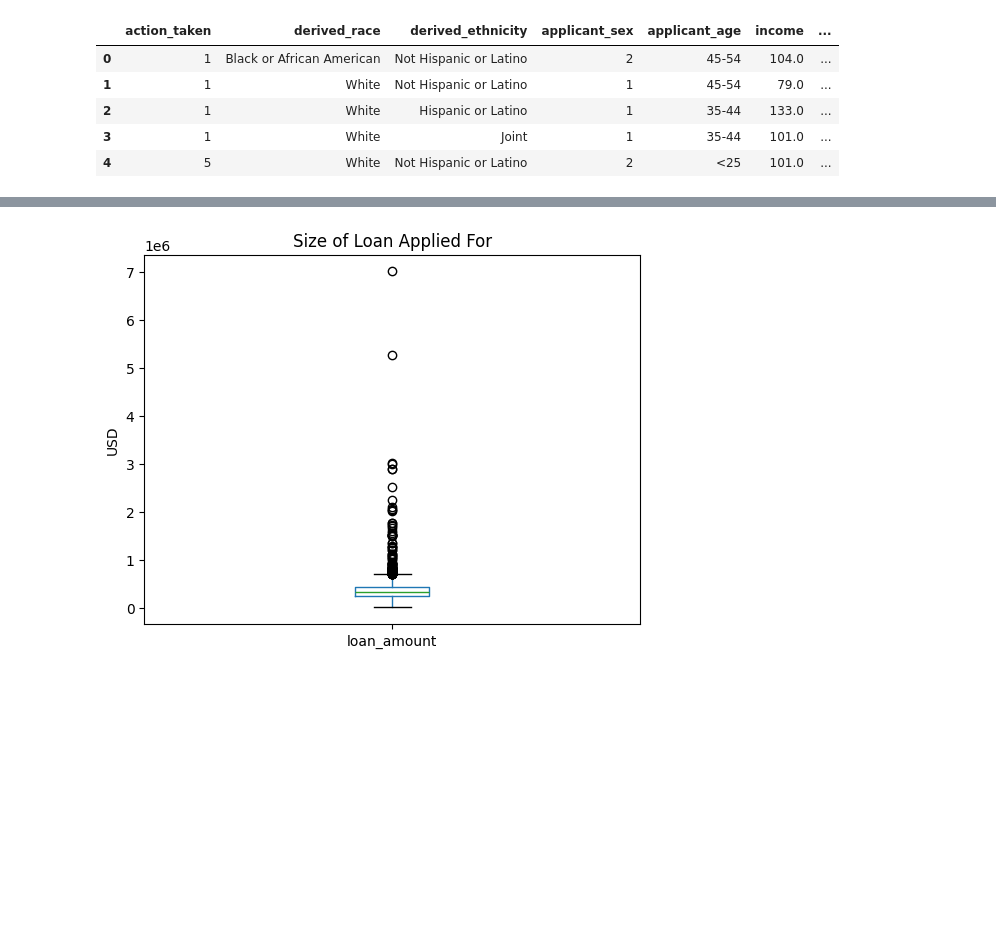
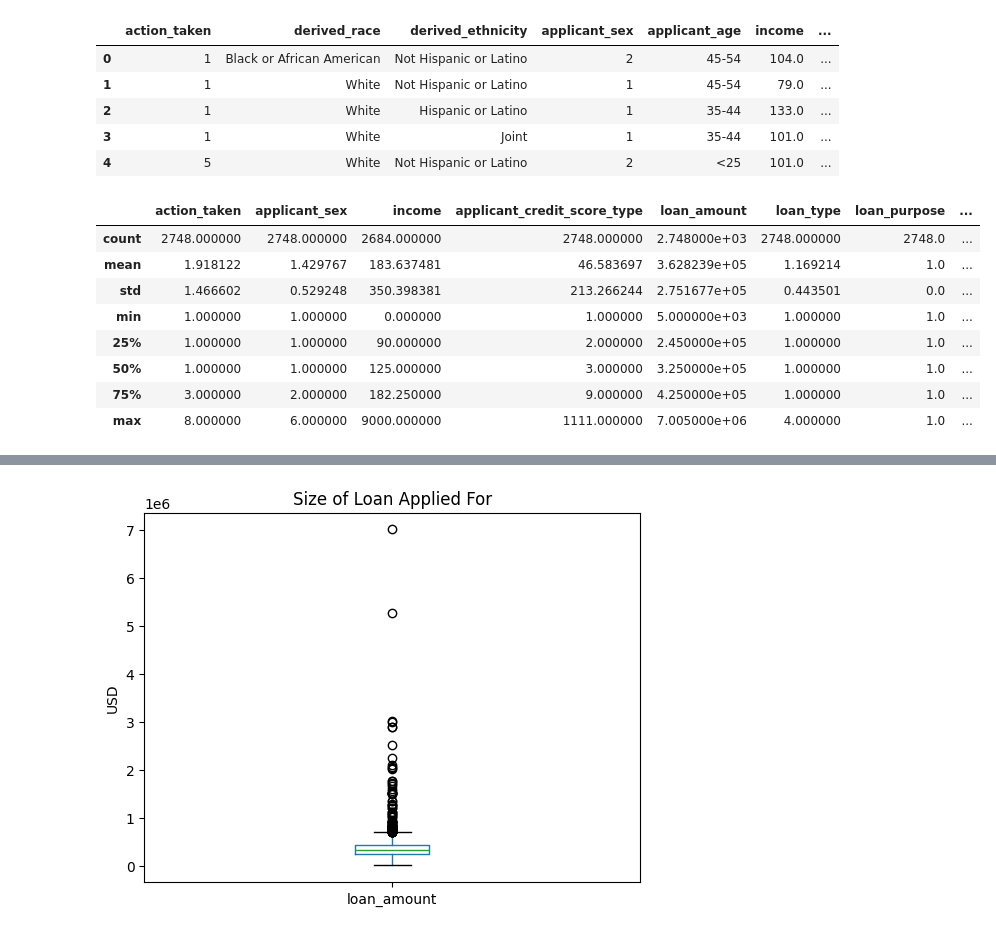
Before and after one commit to vzhang03/cmpu250-final-project, a Jupyter notebook: eda/eda.ipynb, the cells around one changed output, grey strips where cells are left out. Drawn from its saved outputs; the diff is of its cells as text; code cells hidden in the pictures; blank space fills up the shorter version.

```diff
--- a/eda/eda.ipynb
+++ b/eda/eda.ipynb
@@ -39,3 +39,15 @@ memory usage: 429.5+ KB
 | 2 | 1 | White | Hispanic or Latino | 1 | 35-44 | 133.0 | ... |
 | 3 | 1 | White | Joint | 1 | 35-44 | 101.0 | ... |
 | 4 | 5 | White | Not Hispanic or Latino | 2 | <25 | 101.0 | ... |
+# %%
+df.describe()
+# %% [output]
+|  | action_taken | applicant_sex | income | applicant_credit_score_type | loan_amount | loan_type | loan_purpose | ... |
+| count | 2748.000000 | 2748.000000 | 2684.000000 | 2748.000000 | 2.748000e+03 | 2748.000000 | 2748.0 | ... |
+| mean | 1.918122 | 1.429767 | 183.637481 | 46.583697 | 3.628239e+05 | 1.169214 | 1.0 | ... |
+| std | 1.466602 | 0.529248 | 350.398381 | 213.266244 | 2.751677e+05 | 0.443501 | 0.0 | ... |
+| min | 1.000000 | 1.000000 | 0.000000 | 1.000000 | 5.000000e+03 | 1.000000 | 1.0 | ... |
+| 25% | 1.000000 | 1.000000 | 90.000000 | 2.000000 | 2.450000e+05 | 1.000000 | 1.0 | ... |
+| 50% | 1.000000 | 1.000000 | 125.000000 | 3.000000 | 3.250000e+05 | 1.000000 | 1.0 | ... |
+| 75% | 3.000000 | 2.000000 | 182.250000 | 9.000000 | 4.250000e+05 | 1.000000 | 1.0 | ... |
+| max | 8.000000 | 6.000000 | 9000.000000 | 1111.000000 | 7.005000e+06 | 4.000000 | 1.0 | ... |
```
Also changed, not shown: parts of 9 cells of this notebook.
